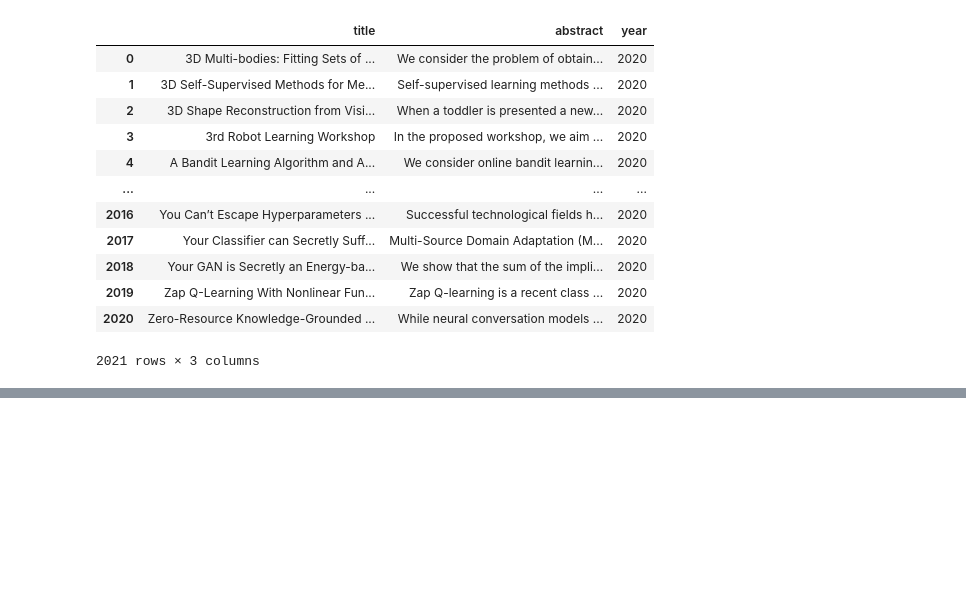
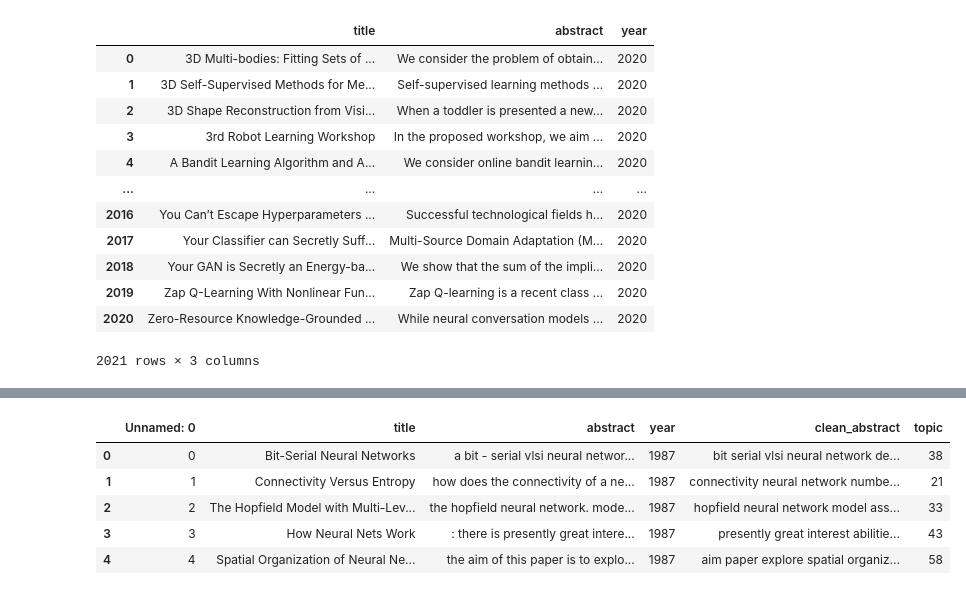
Before and after one commit to CapedCrusader03/DIC-Project, a Jupyter notebook: data_prep.ipynb, the cells around one changed output, grey strips where cells are left out. Cells and saved outputs as stored; diff of their text form; code cells hidden in the pictures; blank space fills up the shorter version.

```diff
--- a/data_prep.ipynb
+++ b/data_prep.ipynb
@@ -125,0 +223,6 @@ merged_data.to_csv("merged_data.csv")
+# %%
+from sklearn.feature_extraction.text import CountVectorizer
+
+# Convert to document-term matrix
+vectorizer = CountVectorizer(max_df=0.95, min_df=2, stop_words='english')
+doc_term_matrix = vectorizer.fit_transform(df['clean_abstract'])
@@ -125,0 +263,13 @@ merged_data.to_csv("merged_data.csv")
+# %%
+# Assign topics to articles
+topics = lda.transform(doc_term_matrix)
+df['topic'] = topics.argmax(axis=1)
+# %%
+df.head()
+# %% [output]
+|  | Unnamed: 0 | title | abstract | year | clean_abstract | topic |
+| 0 | 0 | Bit-Serial Neural Networks | a bit - serial vlsi neural networ... | 1987 | bit serial vlsi neural network de... | 38 |
+| 1 | 1 | Connectivity Versus Entropy | how does the connectivity of a ne... | 1987 | connectivity neural network numbe... | 21 |
+| 2 | 2 | The Hopfield Model with Multi-Lev... | the hopfield neural network. mode... | 1987 | hopfield neural network model ass... | 33 |
+| 3 | 3 | How Neural Nets Work | : there is presently great intere... | 1987 | presently great interest abilitie... | 43 |
+| 4 | 4 | Spatial Organization of Neural Ne... | the aim of this paper is to explo... | 1987 | aim paper explore spatial organiz... | 58 |
```
Also changed, not shown: parts of 12 cells of this notebook.
